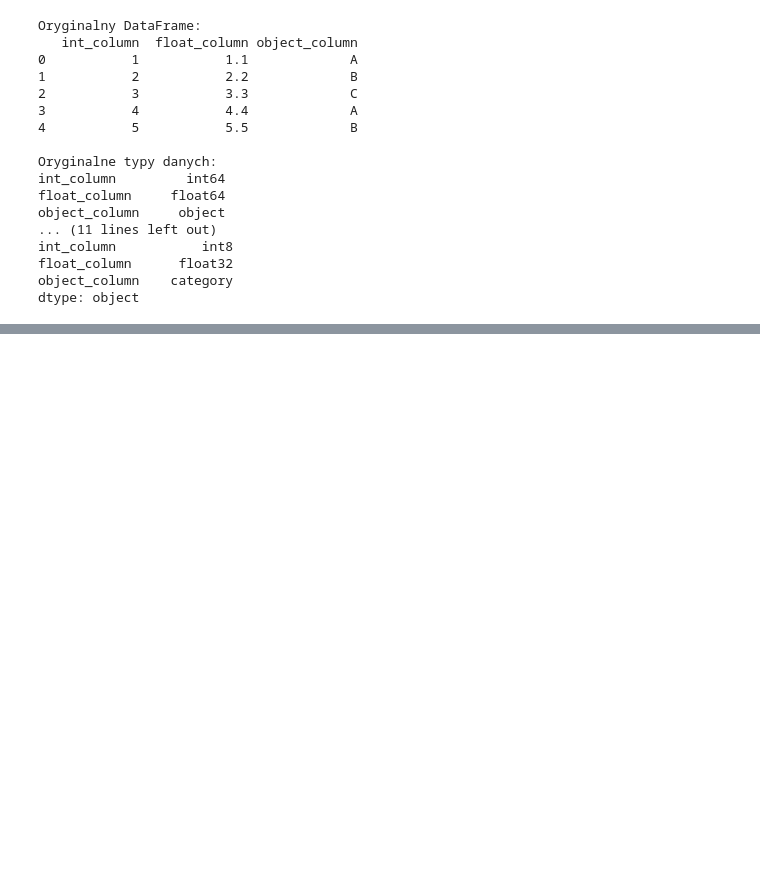
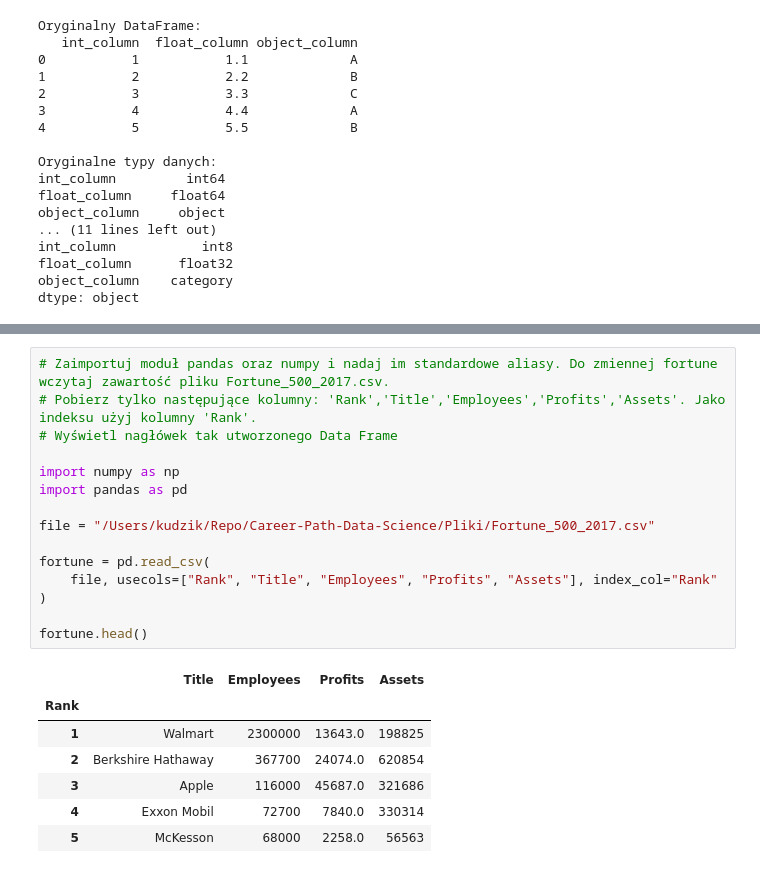
Before and after one commit to kudzik/Career-Path-Data-Science, a Jupyter notebook: Zadania/Zadania_Pandas.ipynb, the cells around one changed output, grey strips where cells are left out. Saved outputs shown, nothing was run; the diff lists cells and outputs as text; blank space fills up the shorter version.

```diff
--- a/Zadania/Zadania_Pandas.ipynb
+++ b/Zadania/Zadania_Pandas.ipynb
@@ -3825,0 +3991,23 @@ dtype: object
+# %%
+# Zaimportuj moduł pandas oraz numpy i nadaj im standardowe aliasy. Do zmiennej fortune wczytaj zawartość pliku Fortune_500_2017.csv.
+# Pobierz tylko następujące kolumny: 'Rank','Title','Employees','Profits','Assets'. Jako indeksu użyj kolumny 'Rank'.
+# Wyświetl nagłówek tak utworzonego Data Frame
+
+import numpy as np
+import pandas as pd
+
+file = "/Users/kudzik/Repo/Career-Path-Data-Science/Pliki/Fortune_500_2017.csv"
+
+fortune = pd.read_csv(
+    file, usecols=["Rank", "Title", "Employees", "Profits", "Assets"], index_col="Rank"
+)
+
+fortune.head()
+# %% [output]
+|  | Title | Employees | Profits | Assets |
+| Rank |  |  |  |  |
+| 1 | Walmart | 2300000 | 13643.0 | 198825 |
+| 2 | Berkshire Hathaway | 367700 | 24074.0 | 620854 |
+| 3 | Apple | 116000 | 45687.0 | 321686 |
+| 4 | Exxon Mobil | 72700 | 7840.0 | 330314 |
+| 5 | McKesson | 68000 | 2258.0 | 56563 |
```
Also changed, not shown: parts of 18 cells of this notebook, 1 other file.
